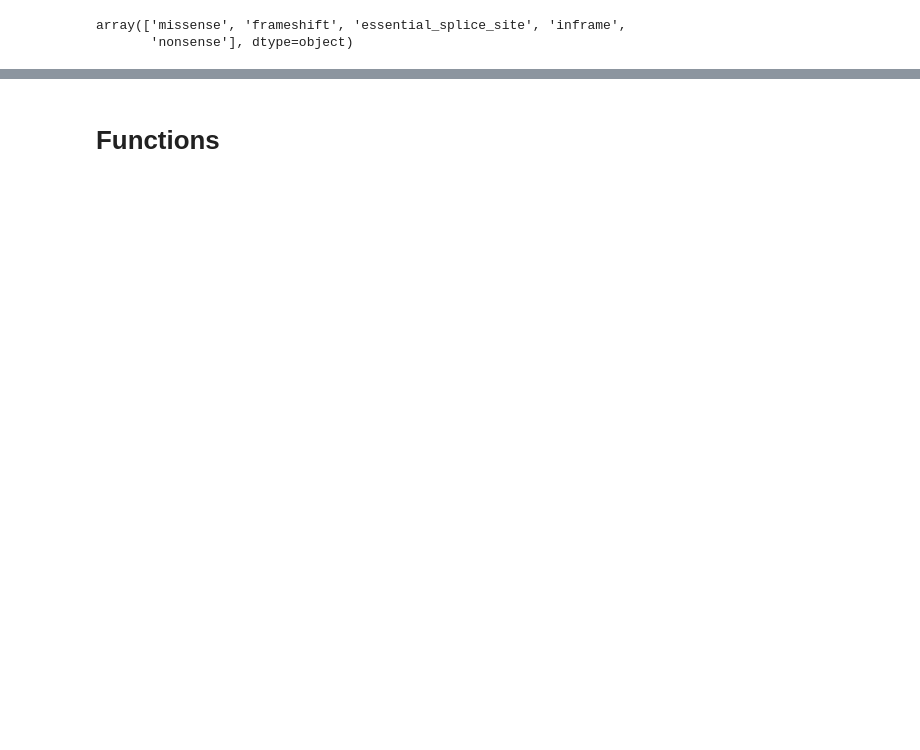
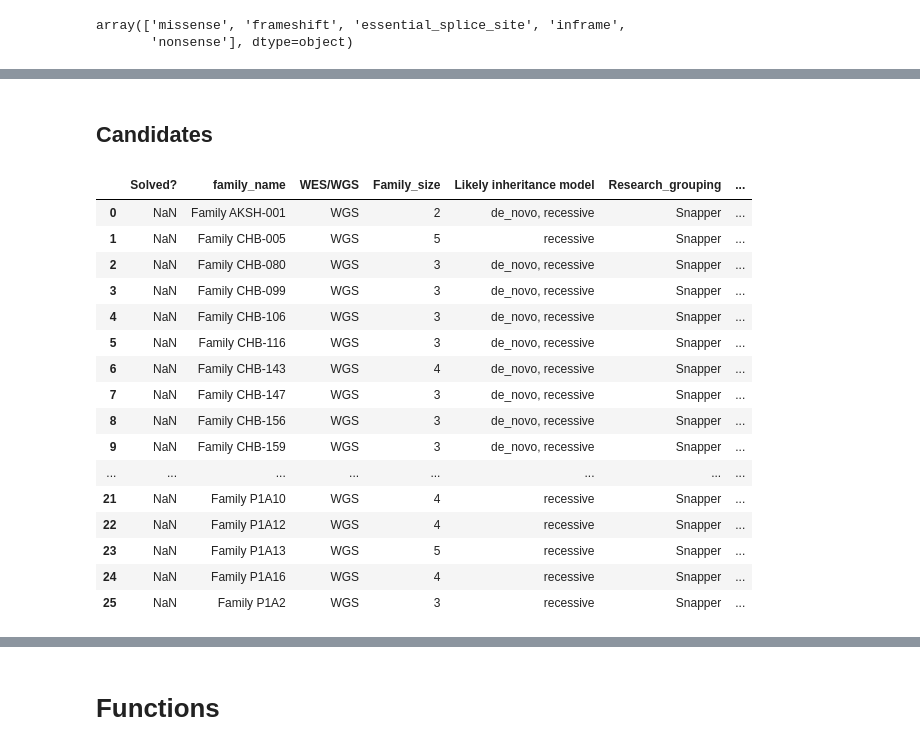
Before and after one commit to xguse/ipy_notebooks, a Jupyter notebook: BCH/Jodie_Families/IBD_network_in_NetworkX.ipynb, the cells around one changed output, grey strips where cells are left out. Drawn from its saved outputs; the diff is of its cells as text; code cells hidden in the pictures; blank space fills up the shorter version.

```diff
--- a/BCH/Jodie_Families/IBD_network_in_NetworkX.ipynb
+++ b/BCH/Jodie_Families/IBD_network_in_NetworkX.ipynb
@@ -1,9 +6,12 @@
 # %%
+import itertools
+
 import networkx as nx
 import networkxgmml
 
 import pandas as pd
 pd.options.display.max_columns = 999
+pd.options.display.max_colwidth = 1000
 
 import numpy as np
 # %%
@@ -13,3 +23,4 @@ networkx.__version__
 # %%
 ibd_ = "/home/gus/MEGAsync/zim/main/BCH/Projects/Jodie_families/Jostins_et_al/jostins_2012_IBD_network.xgmml"
 merk_ = "/home/gus/MEGAsync/zim/main/BCH/Projects/Jodie_families/Excels_from_Jodie/WGS for 99 samples from Merck for Gus.xlsx"
+cand_ = "/home/gus/MEGAsync/zim/main/BCH/Projects/Jodie_families/Excels_from_Jodie/Snapper candidate tracking 1_12_2016 (3).xlsx"
@@ -16,2 +29,3 @@ merk_ = "/home/gus/MEGAsync/zim/main/BCH/Projects/Jodie_families/Excels_from_Jod
 # %%
 merk = pd.read_excel(merk_)
+cand = pd.read_excel(cand_)
@@ -44,0 +68,22 @@ array(['missense', 'frameshift', 'essential_splice_site', 'inframe',
+# %% [markdown]
+## Candidates
+# %%
+cand
+# %% [output]
+|  | Solved? | family_name | WES/WGS | Family_size | Likely inheritance model | Research_grouping | ... |
+| 0 | NaN | Family AKSH-001 | WGS | 2 | de_novo, recessive | Snapper | ... |
+| 1 | NaN | Family CHB-005 | WGS | 5 | recessive | Snapper | ... |
+| 2 | NaN | Family CHB-080 | WGS | 3 | de_novo, recessive | Snapper | ... |
+| 3 | NaN | Family CHB-099 | WGS | 3 | de_novo, recessive | Snapper | ... |
+| 4 | NaN | Family CHB-106 | WGS | 3 | de_novo, recessive | Snapper | ... |
+| 5 | NaN | Family CHB-116 | WGS | 3 | de_novo, recessive | Snapper | ... |
+| 6 | NaN | Family CHB-143 | WGS | 4 | de_novo, recessive | Snapper | ... |
+| 7 | NaN | Family CHB-147 | WGS | 3 | de_novo, recessive | Snapper | ... |
+| 8 | NaN | Family CHB-156 | WGS | 3 | de_novo, recessive | Snapper | ... |
+| 9 | NaN | Family CHB-159 | WGS | 3 | de_novo, recessive | Snapper | ... |
+| ... | ... | ... | ... | ... | ... | ... | ... |
+| 21 | NaN | Family P1A10 | WGS | 4 | recessive | Snapper | ... |
+| 22 | NaN | Family P1A12 | WGS | 4 | recessive | Snapper | ... |
+| 23 | NaN | Family P1A13 | WGS | 5 | recessive | Snapper | ... |
+| 24 | NaN | Family P1A16 | WGS | 4 | recessive | Snapper | ... |
+| 25 | NaN | Family P1A2 | WGS | 3 | recessive | Snapper | ... |
```
Also changed, not shown: parts of 46 cells of this notebook, 4 other files.
